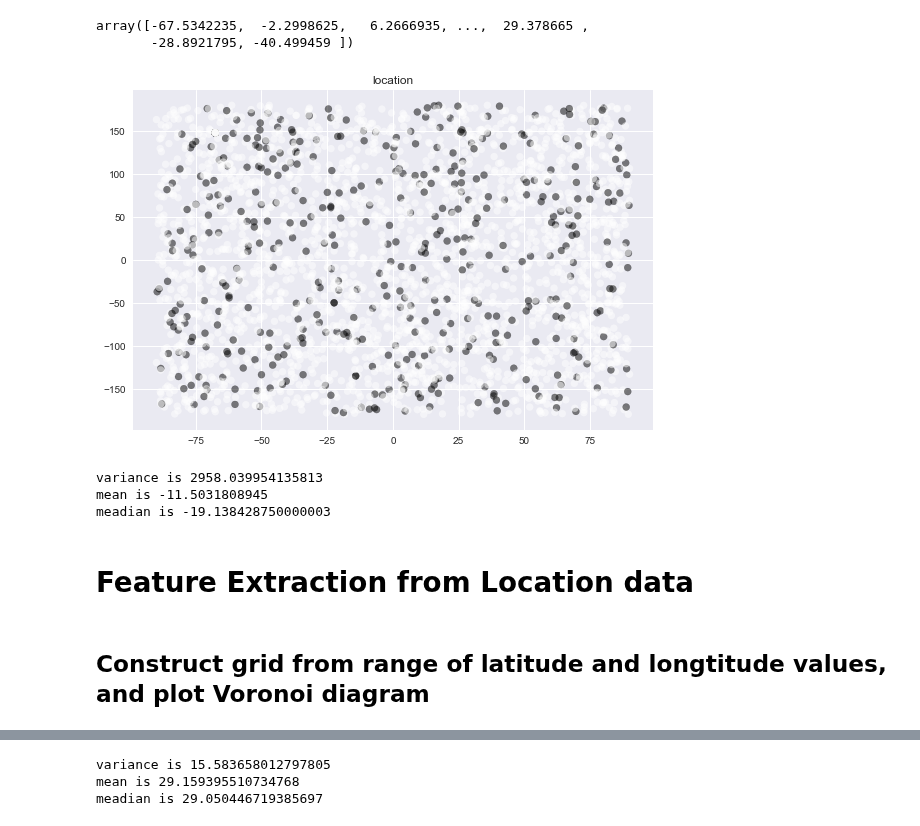
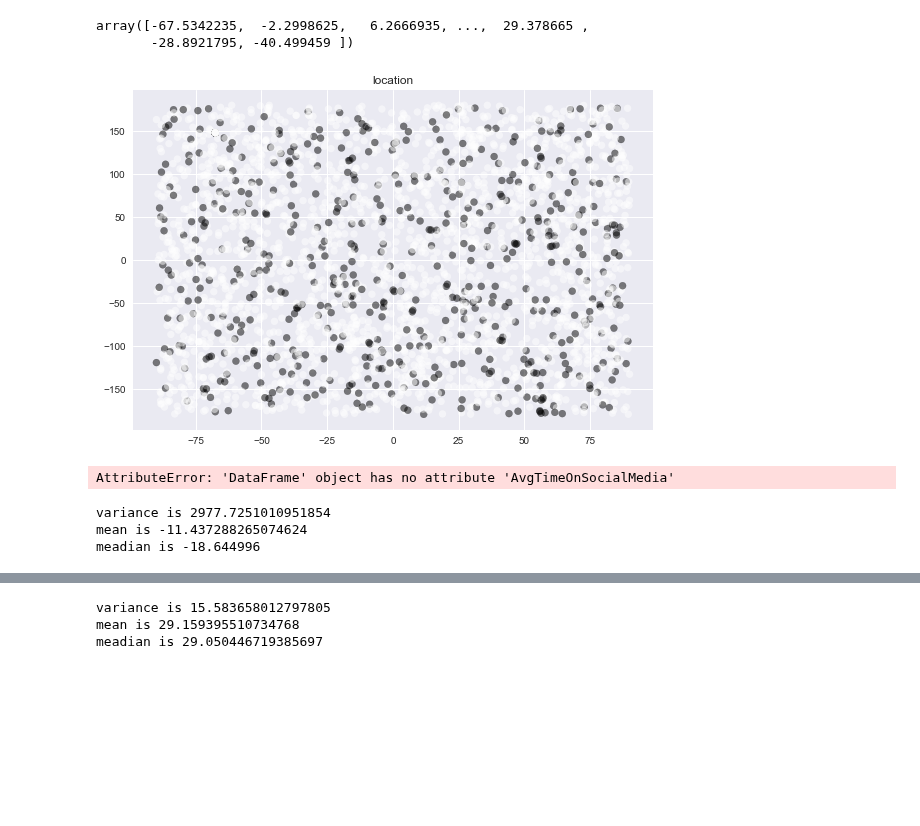
Before and after one commit to aka-sova/236756_Introduction_to_ML, a Jupyter notebook: hw2/wet_alex/data_exploration_virus.ipynb, the cells around one changed output, grey strips where cells are left out. Cells and saved outputs as stored; diff of their text form; code cells hidden in the pictures; blank space fills up the shorter version.

```diff
--- a/hw2/wet_alex/data_exploration_virus.ipynb
+++ b/hw2/wet_alex/data_exploration_virus.ipynb
@@ -20,2 +22,0 @@ df.head(2)
-# %%
-df=df.drop(columns=['PatientID', 'Address']) #utterly meaningless to disease diagnosis
@@ -116,0 +128,28 @@ dtype: object
+# %%
+from sklearn.linear_model import LinearRegression
+from sklearn.model_selection import KFold
+from sklearn.metrics import r2_score
+
+#one-hot encode Sex column
+sex_encode = pd.Series( X_train[X_train['Sex'].notnull()].loc[:,'Sex'] ).str.get_dummies()
+
+c = ['AvgMinSportsPerDay', 'DisciplineScore', 'HappinessScore']
+X = X_train[X_train['Sex'].notnull()].loc[:, c]
+X = X.fillna(X.mean()) # fill non-Sex  columns with mean value
+X= X.values
+y = sex_encode.values
+
+np.random.seed(42)
+kf = KFold(n_splits=4)
+scores = []
+for train_index, test_index in kf.split(X):
+    X_train, X_test = X[train_index], X[test_index]
+    y_train, y_test = y[train_index], y[test_index]
+
+    clf = LinearRegression()
+    clf.fit(X_train, y_train)
+    y_test_pred = clf.predict(X_test)
+
+    scores.append(r2_score(y_test, y_test_pred))
+
+print(sports)
@@ -287,6 +692,3 @@ plt.grid(True)
 plt.show()
 # %% [output]
 [figure]
-# %%
-# Drop that column
-X_train = X_train.drop(columns = ['AvgTimeOnSocialMedia', 'DisciplineScore'])
@@ -353,33 +725,33 @@ array([-67.5342235,  -2.2998625,   6.2666935, ...,  29.378665 ,
 # %%
 import numpy as np
 import matplotlib.pyplot as plt
 import matplotlib.cbook as cbook
 
-flue = y_train.flue
+flue = y_train.cold
 
 color =  ((np.array(flue) +4)^2)
 
 fig, ax = plt.subplots()
 ax.scatter(np.array(locx), np.array(locy), c=color,  alpha=0.5)
 
 
 ax.set_title('location')
 
 ax.grid(True)
 fig.tight_layout()
 
 plt.show()
 # %% [output]
-[figure, old version]
+[figure, new version]
+# %%
+X_train.AvgTimeOnSocialMedia
+# %% [output]
+AttributeError: 'DataFrame' object has no attribute 'AvgTimeOnSocialMedia'
 # %%
 print("variance is {}".format(locx.var()))
 print("mean is {}".format(locx.mean()))
 print("meadian is {}".format(np.median(locx)))
 # %% [output]
-variance is 2958.039954135813
-mean is -11.5031808945
-meadian is -19.138428750000003
+variance is 2977.7251010951854
+mean is -11.437288265074624
+meadian is -18.644996
-# %% [markdown]
-# Feature Extraction from Location data
-# %% [markdown]
-## Construct grid from range of latitude and longtitude values, and plot Voronoi diagram
```
Also changed, not shown: parts of 71 cells of this notebook.
